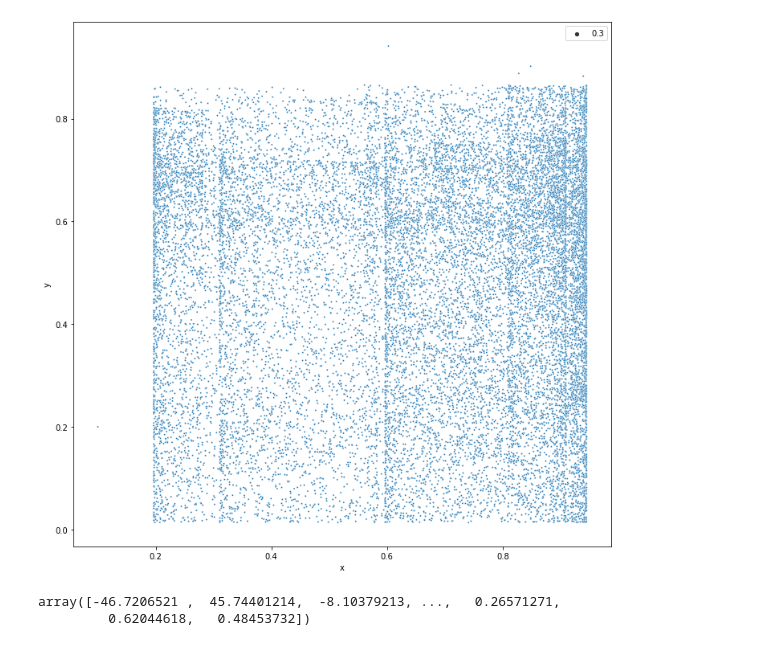
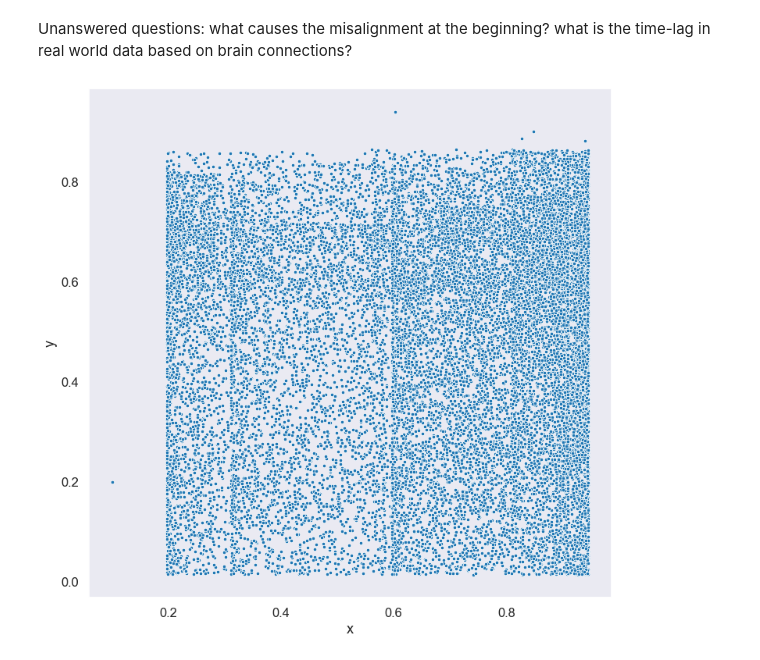
Before and after one commit to filyp/brainhack-reservoir, a Jupyter notebook: test_pyrcn.ipynb, the cells around one changed output. Saved outputs shown, nothing was run; the diff lists cells and outputs as text; code cells hidden in the pictures.

```diff
--- a/test_pyrcn.ipynb
+++ b/test_pyrcn.ipynb
@@ -53,7 +27,12 @@ time_series_df
 # %%
+# Plot the first 30 steps of the time series
+sns.set_style('dark')
+sns.set_context('talk')
+
 fig, ax = plt.subplots(figsize=(18, 4))
 
-time_series_df_melted = pd.melt(time_series_df.tail(300), id_vars= 't', value_vars=['x', 'y'])
+time_series_df_melted = pd.melt(time_series_df.head(30), id_vars= 't', value_vars=['x', 'y'])
+
 fig = sns.lineplot(data=time_series_df_melted,
                    x = 't',
                    y = 'value',
@@ -63,0 +67,20 @@ fig = sns.lineplot(data=time_series_df_melted,
+# %%
+# Plot the scatter plot
+sns.set_style('dark')
+sns.set_context('talk')
+fig, ax = plt.subplots(figsize=(12, 12))
+
+fig = sns.scatterplot(data = out_df,
+                      x = 'y_test',
+                      y = 'y_pred',
+                      marker = '.'
+                      )
+# Add the regression line
+fig = sns.regplot(data = out_df,
+                  x = 'y_test',
+                  y = 'y_pred',
+                  marker = '.',
+                  scatter = False,
+                  fit_reg = True,
+                  ci = False
+                  )
@@ -64,11 +130,14 @@ fig = sns.lineplot(data=time_series_df_melted,
+# %% [markdown]
+Unanswered questions:
+what causes the misalignment at the beginning?
+what is the time-lag in real world data based on brain connections?
 # %%
 fig, ax = plt.subplots(figsize=(12, 12))
 
 fig = sns.scatterplot(data=time_series_df,
                       x = 'x',
                       y = 'y',
                       marker = '.',
-                      size = .3
                       )
 # %% [output]
-[figure, old version]
+[figure, new version]
@@ -91,5 +143,0 @@ y_pred = reg.predict(X_test)
-# %%
-y_pred
-# %% [output]
-array([-46.7206521 ,  45.74401214,  -8.10379213, ...,   0.26571271,
-         0.62044618,   0.48453732])
```
Also changed, not shown: parts of 27 cells of this notebook.
